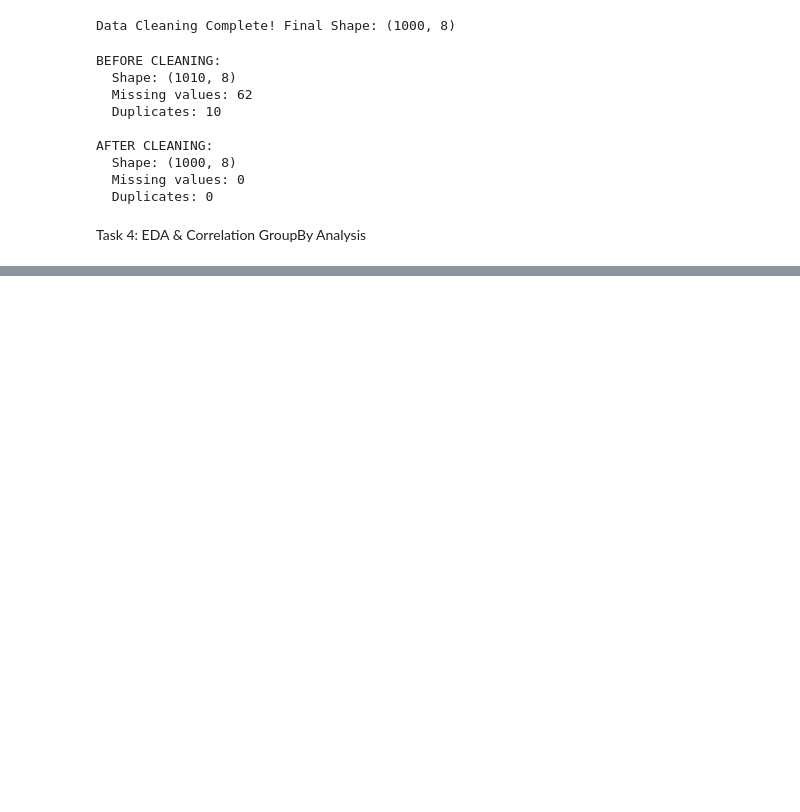
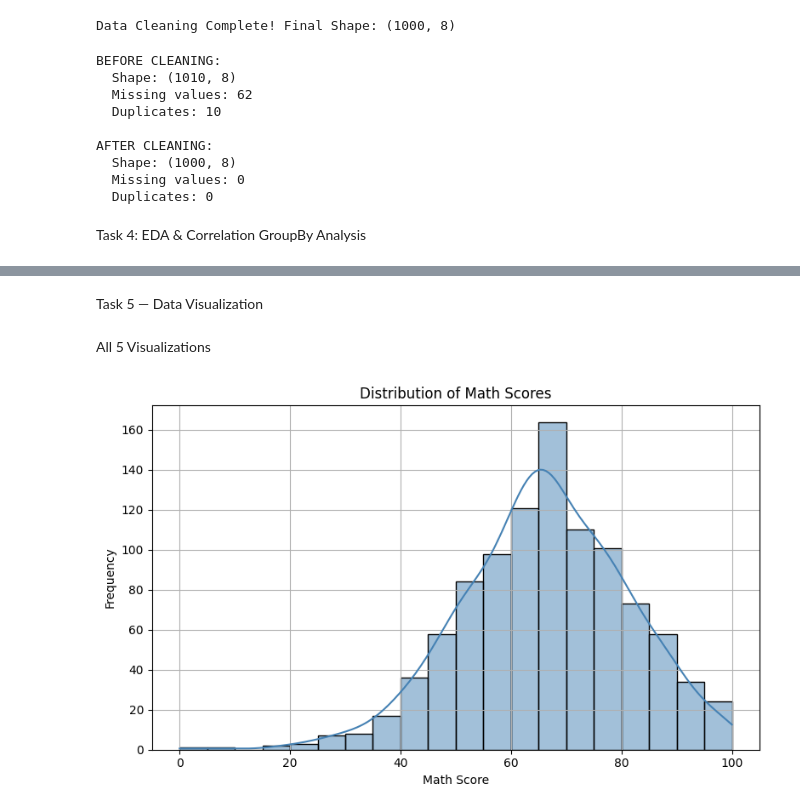
Before and after one commit to bilaaal-947/Student_Performance_Analysis, a Jupyter notebook: notebooks/analysis.ipynb, the cells around one changed output, grey strips where cells are left out. Saved outputs shown, nothing was run; the diff lists cells and outputs as text; code cells hidden in the pictures; blank space fills up the shorter version.

```diff
--- a/notebooks/analysis.ipynb
+++ b/notebooks/analysis.ipynb
@@ -290,0 +367,17 @@ FileNotFoundError: [Errno 2] No such file or directory: 'data/cleaned_students.c
+# %% [markdown]
+Task 5 — Data Visualization
+# %% [markdown]
+ All 5 Visualizations
+# %%
+# Plot 1: Histogram with KDE
+plt.figure(figsize=(8, 5))
+sns.histplot(cleaned['math score'], kde=True, color='steelblue', bins=20)
+plt.title("Distribution of Math Scores")
+plt.xlabel("Math Score")
+plt.ylabel("Frequency")
+plt.grid(True)
+plt.tight_layout()
+plt.savefig("plot1_histogram.png")
+plt.show()
+# %% [output]
+[figure, added]
```
Also changed, not shown: parts of 8 cells of this notebook, 5 other files.
